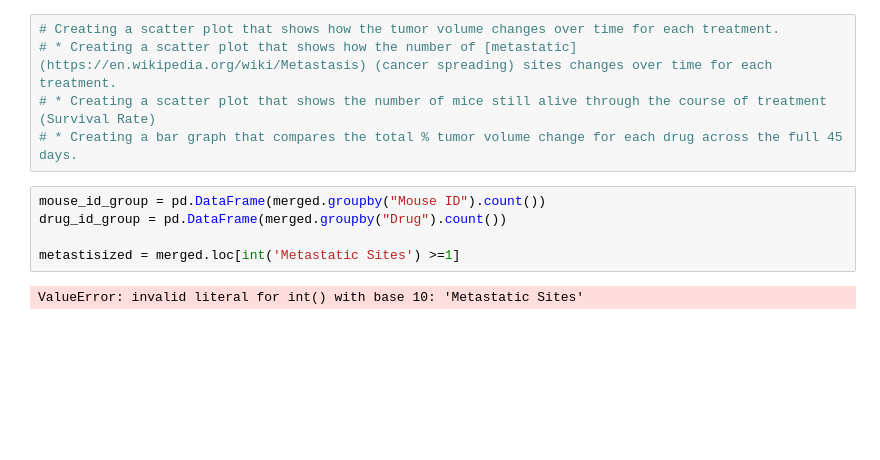
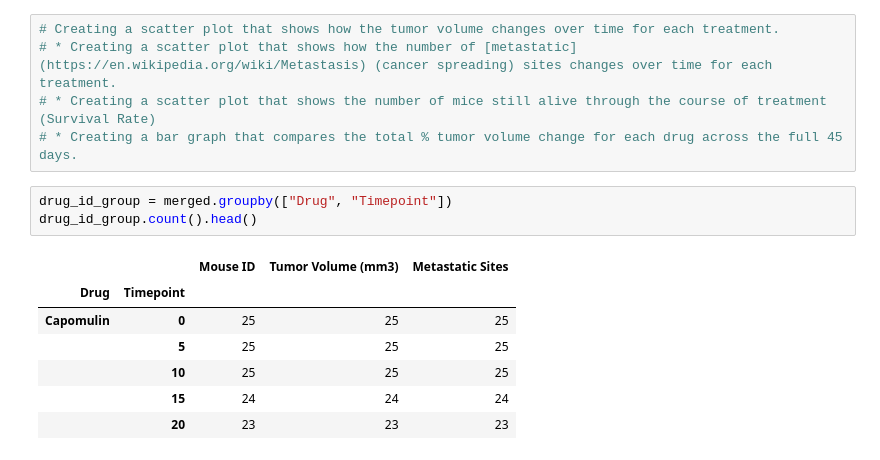
Before and after one commit to jessicalhammond/UCB_DA, a Jupyter notebook: Pymaceuticals/PyMaceuticals.ipynb, the cells around one changed output. Cells and saved outputs as stored; diff of their text form; blank space fills up the shorter version.

```diff
--- a/Pymaceuticals/PyMaceuticals.ipynb
+++ b/Pymaceuticals/PyMaceuticals.ipynb
@@ -35,10 +27,14 @@ merged.items
 # * Creating a scatter plot that shows how the number of [metastatic](https://en.wikipedia.org/wiki/Metastasis) (cancer spreading) sites changes over time for each treatment.
 # * Creating a scatter plot that shows the number of mice still alive through the course of treatment (Survival Rate)
 # * Creating a bar graph that compares the total % tumor volume change for each drug across the full 45 days.
-# %%
-mouse_id_group = pd.DataFrame(merged.groupby("Mouse ID").count())
-drug_id_group = pd.DataFrame(merged.groupby("Drug").count())
-
-metastisized = merged.loc[int('Metastatic Sites') >=1]
-# %% [output]
-ValueError: invalid literal for int() with base 10: 'Metastatic Sites'
+# %%
+drug_id_group = merged.groupby(["Drug", "Timepoint"])
+drug_id_group.count().head()
+# %% [output]
+|  |  | Mouse ID | Tumor Volume (mm3) | Metastatic Sites |
+| Drug | Timepoint |  |  |  |
+| Capomulin | 0 | 25 | 25 | 25 |
+|  | 5 | 25 | 25 | 25 |
+|  | 10 | 25 | 25 | 25 |
+|  | 15 | 24 | 24 | 24 |
+|  | 20 | 23 | 23 | 23 |
```
Also changed, not shown: parts of 5 cells of this notebook, 9 other files.
